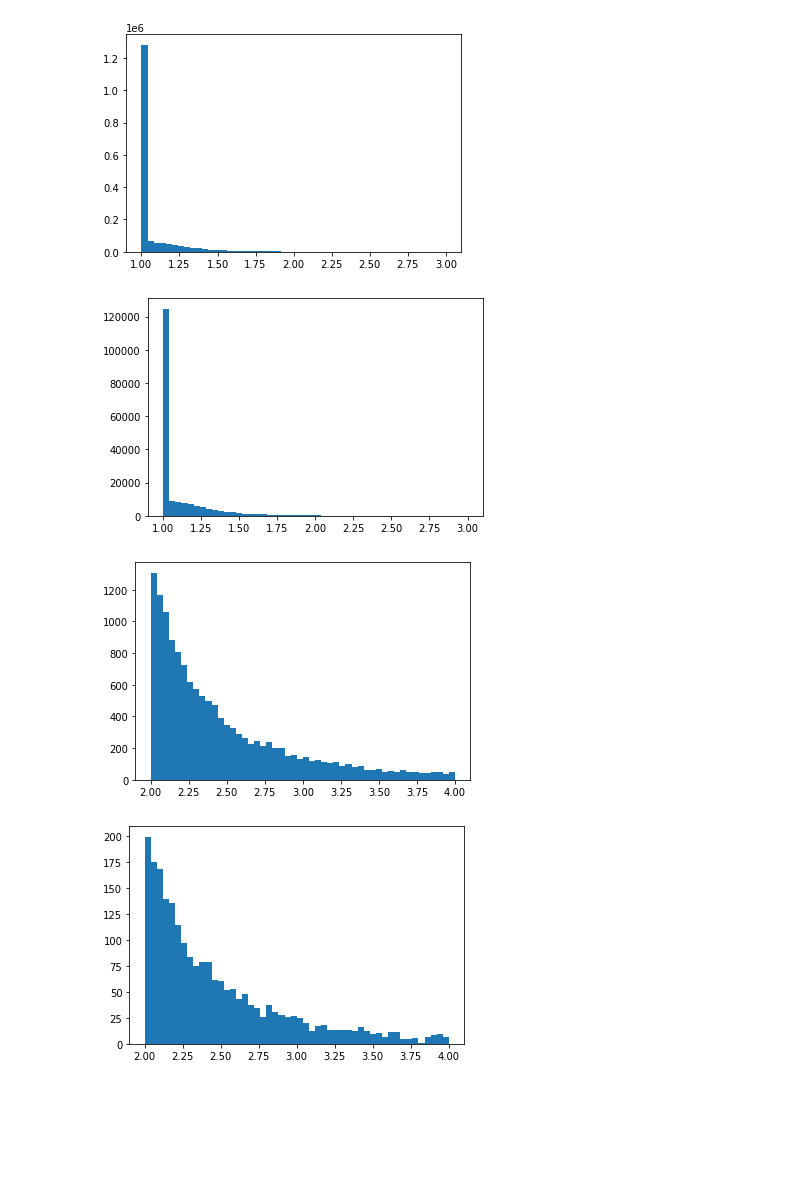
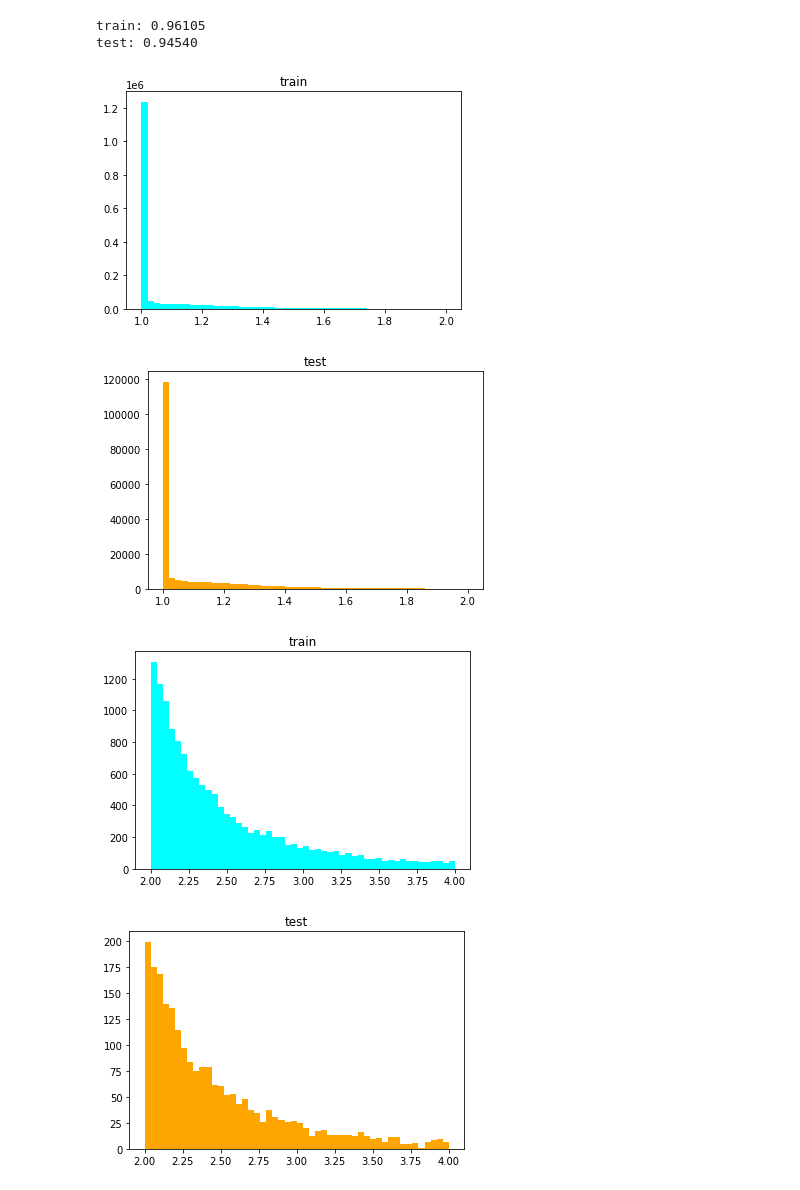
Before and after one commit to qhc99/rrm_python, a Jupyter notebook: repl.ipynb, the cells around one changed output. Drawn from its saved outputs; the diff is of its cells as text; code cells hidden in the pictures; blank space fills up the shorter version.

```diff
--- a/repl.ipynb
+++ b/repl.ipynb
@@ -7,20 +7,36 @@ train_cost_optimal = np.load("./data/train_cost_optimal.npy")
 
 test_cost_predict = np.load("./data/test_cost_out.npy")
 test_cost_optimal = np.load("./data/test_cost_optimal.npy")
-# %%
-import matplotlib.pyplot as plt
-
-plt.figure()
-_ =  plt.hist(train_cost_predict/train_cost_optimal, bins=50, range=[1,3])
-plt.figure()
-_ = plt.hist(test_cost_predict/test_cost_optimal,  bins=50, range=[1,3])
-
-plt.figure()
-_ =  plt.hist(train_cost_predict/train_cost_optimal, bins=50, range=[2,4])
-plt.figure()
-_ = plt.hist(test_cost_predict/test_cost_optimal,  bins=50, range=[2,4])
-# %% [output]
-[figure, removed]
-[figure, removed]
-[figure, removed]
-[figure, removed]
+# %%
+import matplotlib.pyplot as plt
+
+
+
+RANGE = 1.5
+print(f'train: {np.count_nonzero((train_cost_predict/train_cost_optimal) <= RANGE)/float(len(train_cost_predict)):.5f}')
+print(f'test: {np.count_nonzero((test_cost_predict/test_cost_optimal) <= RANGE)/float(len(test_cost_predict)):.5f}')
+
+
+def plotComparison(_range, _bin=50):
+    plt.figure()
+    _ =  plt.hist(train_cost_predict / train_cost_optimal, bins=_bin, range=_range, color='cyan')
+    plt.title("train")
+    plt.figure()
+    _ = plt.hist(test_cost_predict / test_cost_optimal, bins=_bin, range=_range, color='orange')
+    plt.title("test")
+
+plotComparison([1,2])
+plotComparison([2,4])
+plotComparison([4,6])
+plotComparison([6,10])
+plotComparison([10,20])
+plotComparison([20,50])
+plotComparison([50,100])
+plotComparison([100,1000])
+# %% [output]
+train: 0.96105
+test: 0.94540
+[figure, added]
+[figure, added]
+[figure, added]
+[figure, added]
```
Also changed, not shown: parts of 1 cell of this notebook.
